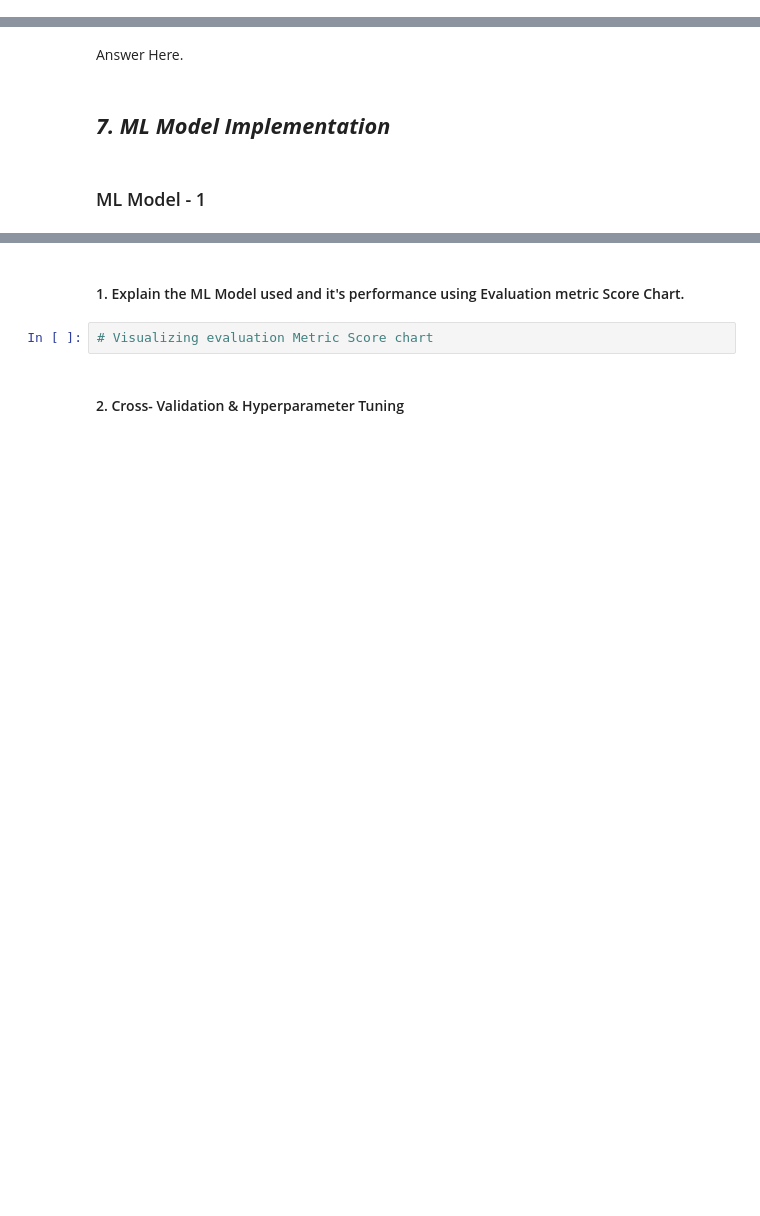
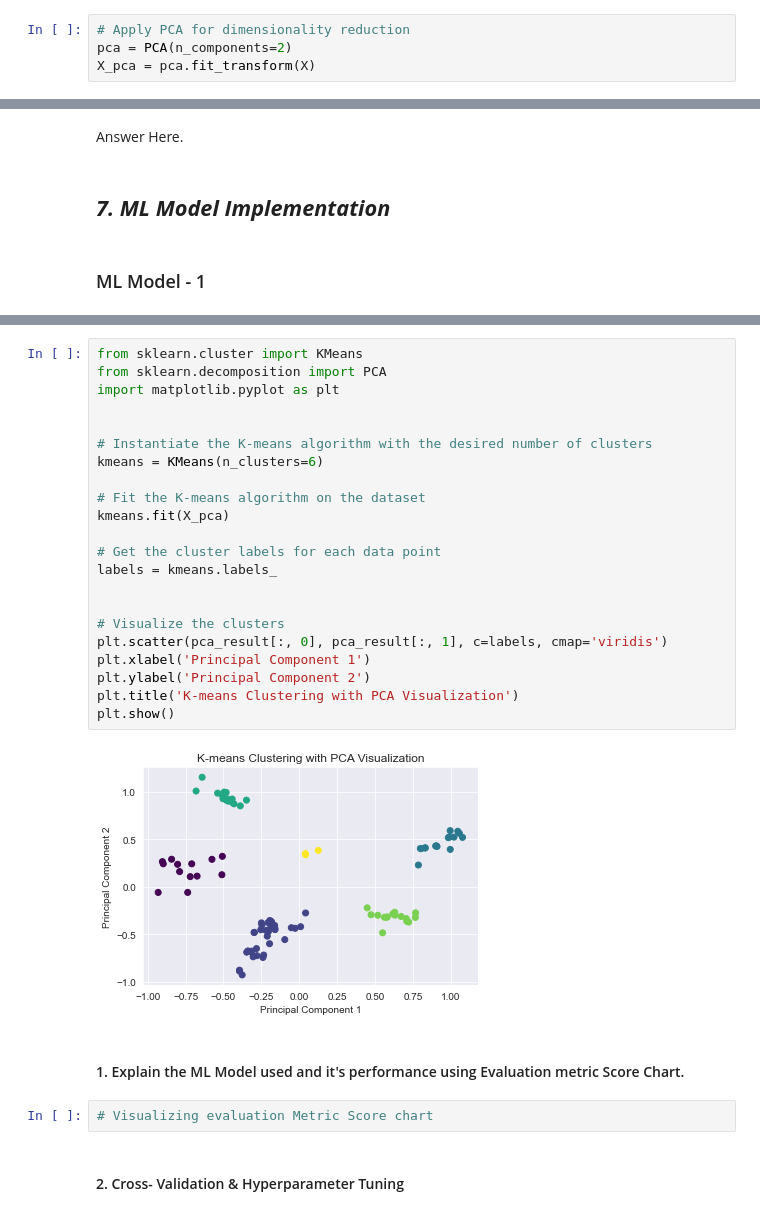
Before and after one commit to Saurabhshrma/Zomato-Restaurant-Clustering-and-Sentiment-Analysis, a Jupyter notebook: Zomato Restaurant Clustering and Sentiment Analysis.ipynb, the cells around one changed output, grey strips where cells are left out. Cells and saved outputs as stored; diff of their text form; blank space fills up the shorter version.

```diff
--- a/Zomato Restaurant Clustering and Sentiment Analysis.ipynb
+++ b/Zomato Restaurant Clustering and Sentiment Analysis.ipynb
@@ -1419,3 +1497,7 @@ Answer Here.
+# %%
+# Apply PCA for dimensionality reduction
+pca = PCA(n_components=2)
+X_pca = pca.fit_transform(X)
 # %% [markdown]
 ##### What data splitting ratio have you used and why?
 # %% [markdown]
@@ -1445,3 +1576,27 @@ Answer Here.
+# %%
+from sklearn.cluster import KMeans
+from sklearn.decomposition import PCA
+import matplotlib.pyplot as plt
+
+
+# Instantiate the K-means algorithm with the desired number of clusters
+kmeans = KMeans(n_clusters=6)
+
+# Fit the K-means algorithm on the dataset
+kmeans.fit(X_pca)
+
+# Get the cluster labels for each data point
+labels = kmeans.labels_
+
+
+# Visualize the clusters
+plt.scatter(pca_result[:, 0], pca_result[:, 1], c=labels, cmap='viridis')
+plt.xlabel('Principal Component 1')
+plt.ylabel('Principal Component 2')
+plt.title('K-means Clustering with PCA Visualization')
+plt.show()
+# %% [output]
+[figure, added]
 # %% [markdown]
 #### 1. Explain the ML Model used and it's performance using Evaluation metric Score Chart.
 # %%
```
Also changed, not shown: parts of 13 cells of this notebook.
